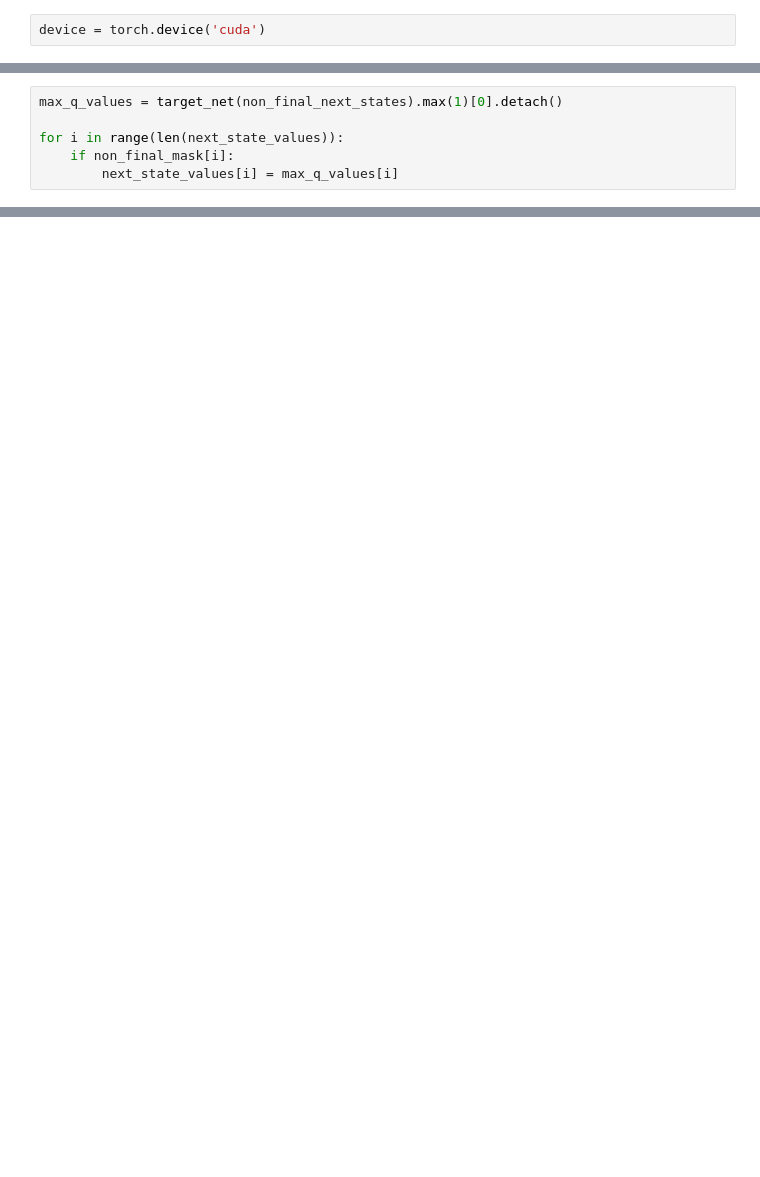
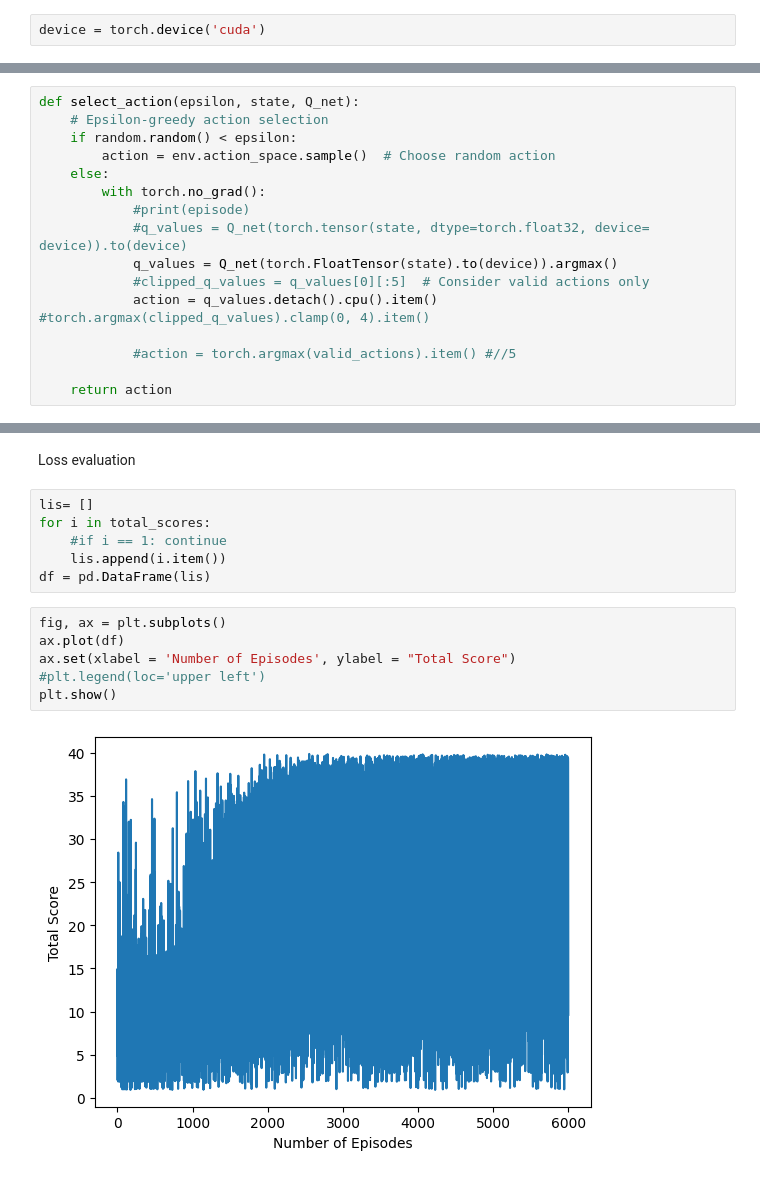
Before and after one commit to CM30359-Group-14/Group-Assignment, a Jupyter notebook: DQN_CNN.ipynb, the cells around one changed output, grey strips where cells are left out. Saved outputs shown, nothing was run; the diff lists cells and outputs as text; blank space fills up the shorter version.

```diff
--- a/DQN_CNN.ipynb
+++ b/DQN_CNN.ipynb
@@ -406,6 +143,0 @@ IndexError: index_copy_(): When source and destination are not scalars, their di
-# %%
-max_q_values = target_net(non_final_next_states).max(1)[0].detach()
-
-for i in range(len(next_state_values)):
-    if non_final_mask[i]:
-        next_state_values[i] = max_q_values[i]
@@ -447,0 +146,16 @@ tensor([[[0.1296]],
+# %%
+def select_action(epsilon, state, Q_net):
+    # Epsilon-greedy action selection
+    if random.random() < epsilon:
+        action = env.action_space.sample()  # Choose random action
+    else:
+        with torch.no_grad():
+            #print(episode)
+            #q_values = Q_net(torch.tensor(state, dtype=torch.float32, device= device)).to(device)
+            q_values = Q_net(torch.FloatTensor(state).to(device)).argmax()
+            #clipped_q_values = q_values[0][:5]  # Consider valid actions only
+            action = q_values.detach().cpu().item() #torch.argmax(clipped_q_values).clamp(0, 4).item()
+
+            #action = torch.argmax(valid_actions).item() #//5
+
+    return action
@@ -447,0 +303,16 @@ tensor([[[0.1296]],
+# %% [markdown]
+Loss evaluation
+# %%
+lis= []
+for i in total_scores:
+    #if i == 1: continue
+    lis.append(i.item())
+df = pd.DataFrame(lis)
+# %%
+fig, ax = plt.subplots()
+ax.plot(df)
+ax.set(xlabel = 'Number of Episodes', ylabel = "Total Score")
+#plt.legend(loc='upper left')
+plt.show()
+# %% [output]
+[figure, added]
```
Also changed, not shown: parts of 55 cells of this notebook.
